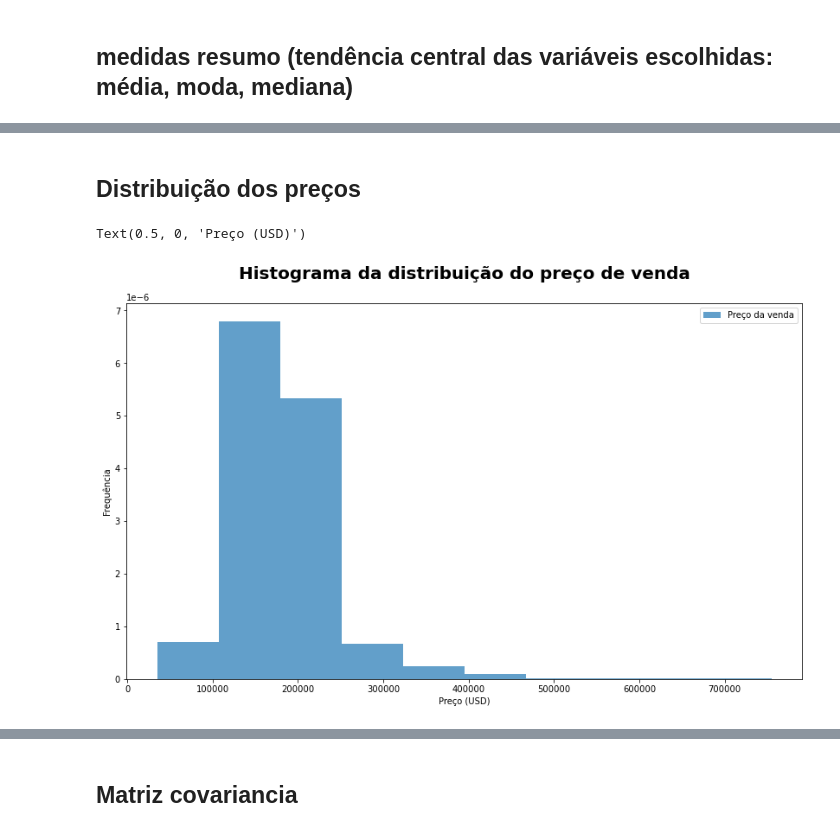
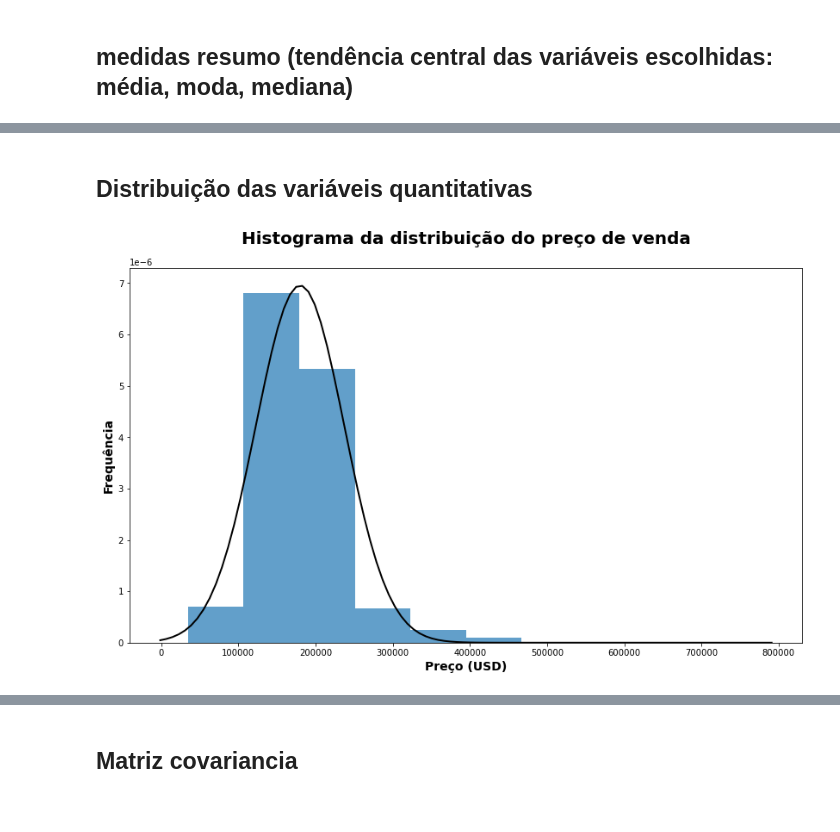
Before and after one commit to fabioheiji/mqaa, a Jupyter notebook: Analises_Descritivas.ipynb, the cells around one changed output, grey strips where cells are left out. Cells and saved outputs as stored; diff of their text form; code cells hidden in the pictures.

Commit message:
curva normal

```diff
--- a/Analises_Descritivas.ipynb
+++ b/Analises_Descritivas.ipynb
@@ -197,14 +210,23 @@ plt.show()
 # %%
 base_dummy.describe().to_excel('medidasresumo.xlsx')
 # %% [markdown]
-## Distribuição dos preços
+## Distribuição das variáveis quantitativas
+# %%
+def curva_normal(df):
+    mu, std = norm.fit(df)
+    # Plot
+    xmin, xmax = plt.xlim()
+    x = np.linspace(xmin, xmax, 100)
+    p = norm.pdf(x, mu, std)
+
+    plt.plot(x, p, 'k', linewidth=2)
 # %%
 contagem, tam_coluna = np.histogram(base_dummy['Preço da venda'])
 
-base_dummy[['Preço da venda']].plot(kind='hist', alpha=0.7, density=True, figsize=(14,8))
+base_dummy[['Preço da venda']].plot(kind='hist', alpha=0.7, density=True, figsize=(14,8),legend=None)
 plt.title('Histograma da distribuição do preço de venda\n', fontdict = {'fontsize':20, 'fontweight':'bold'})
-plt.ylabel('Frequência')
-plt.xlabel('Preço (USD)')
+plt.ylabel('Frequência',fontdict = {'fontsize':14,'fontweight':'bold'})
+plt.xlabel('Preço (USD)',fontdict = {'fontsize':14,'fontweight':'bold'})
+curva_normal(base_dummy[['Preço da venda']])
 # %% [output]
-Text(0.5, 0, 'Preço (USD)')
-[figure, old version]
+[figure, new version]
```
Also changed, not shown: parts of 29 cells of this notebook.
